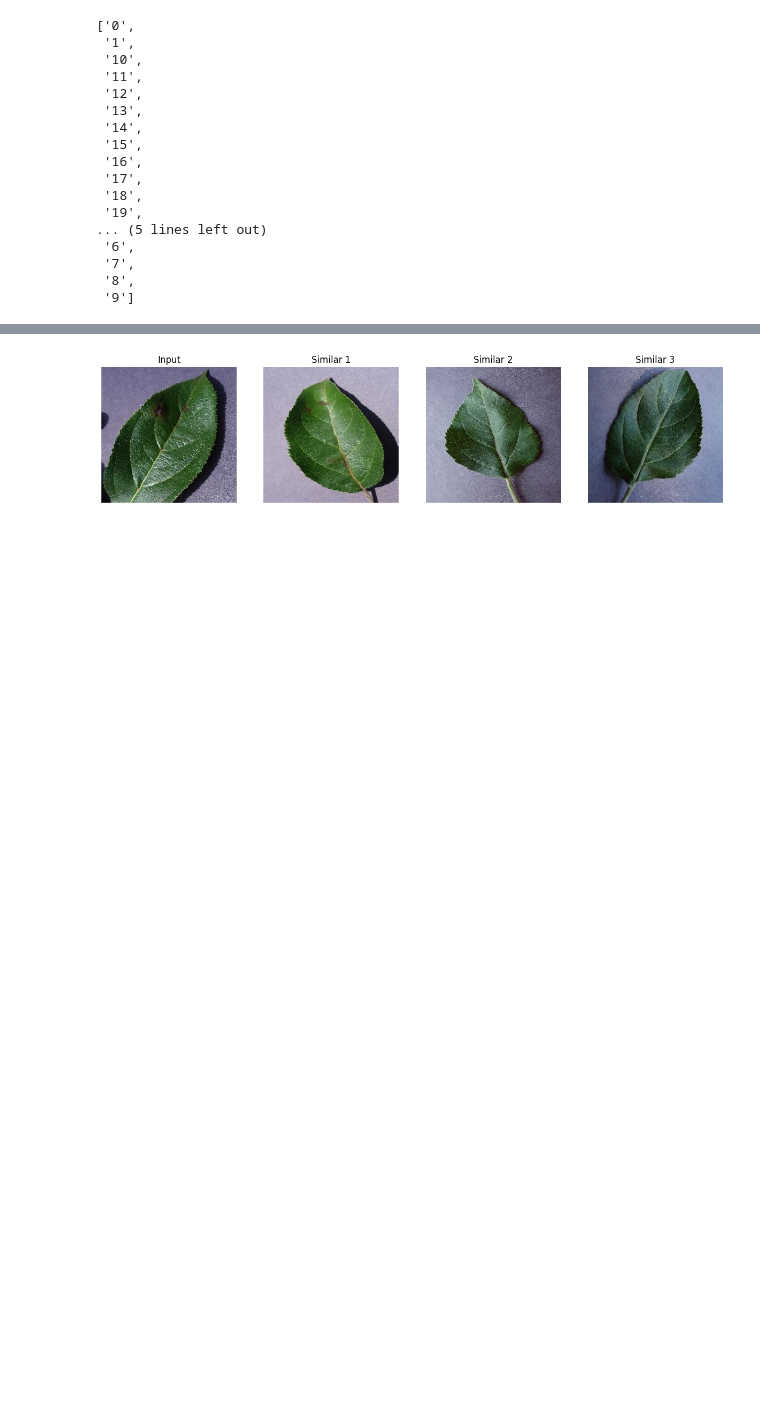
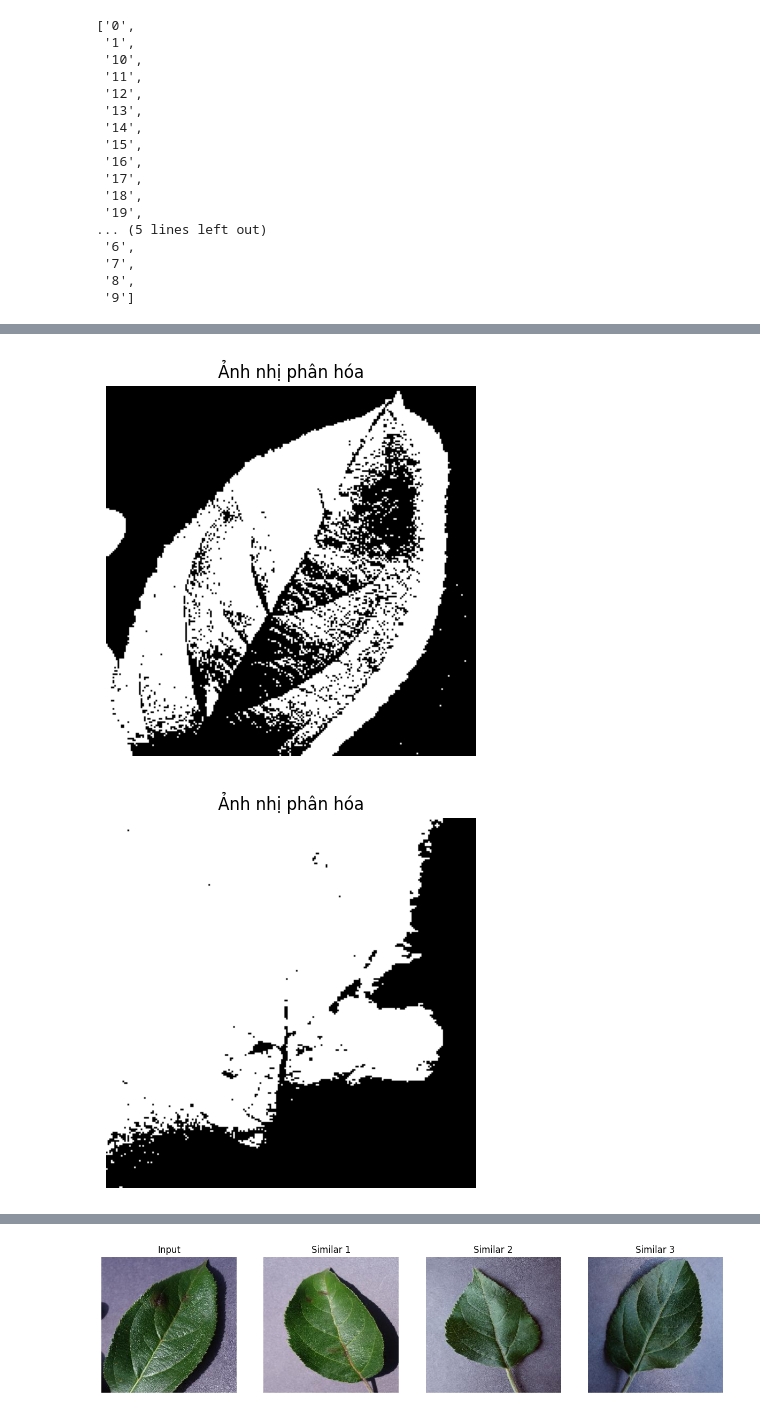
Before and after one commit to LuongHung10/HCSDLDPT, a Jupyter notebook: test.ipynb, the cells around one changed output, grey strips where cells are left out. Saved outputs shown, nothing was run; the diff lists cells and outputs as text; code cells hidden in the pictures; blank space fills up the shorter version.

```diff
--- a/test.ipynb
+++ b/test.ipynb
@@ -195,8 +324,22 @@ print(f"Number of images processed: {len(image_paths)}")
 # %%
-import heapq
+import cv2
+import matplotlib.pyplot as plt
 
-def search_similar_images(input_img_path, k=3):
-    input_feature = extract_features(input_img_path).reshape(1, -1)
-    sims = cosine_similarity(input_feature, features_db)[0]
-    top_k_idx = heapq.nlargest(k, range(len(sims)), sims.take)
-    return [image_paths[i] for i in top_k_idx]
+def show_binary_image(img_path):
+    img = cv2.imread(img_path)
+    img_resized = cv2.resize(img, (224, 224))
+    gray = cv2.cvtColor(img_resized, cv2.COLOR_BGR2GRAY)
+    _, binary = cv2.threshold(gray, 127, 1, cv2.THRESH_BINARY_INV + cv2.THRESH_OTSU)
+    plt.imshow(binary, cmap='gray')
+    plt.title('Ảnh nhị phân hóa')
+    plt.axis('off')
+    plt.show()
+    return binary
+
+# Gọi hàm với đường dẫn ảnh của bạn
+binary_img = show_binary_image(test_img_path)
+binary_img = show_binary_image("static/test/2/1e2d9fa6-886a-4d54-8b50-6f3eb9d446d0.JPG")
+binary_img = show_binary_image("D:\\HCSDLDPT\\static\\test\\2\\15ab411b-a767-4414-98db-c549427a98e3.JPG")
+# %% [output]
+[figure, added]
+[figure, added]
```
Also changed, not shown: parts of 8 cells of this notebook, 5 other files.
